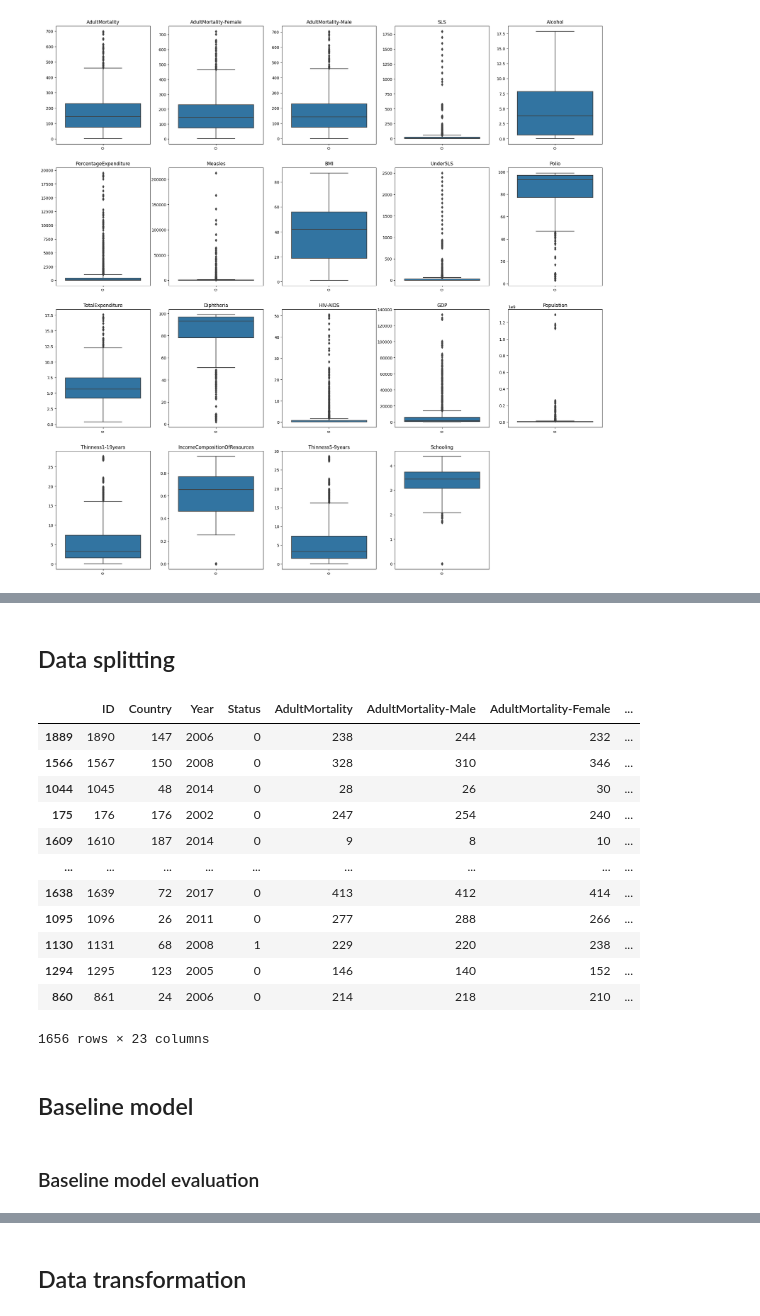
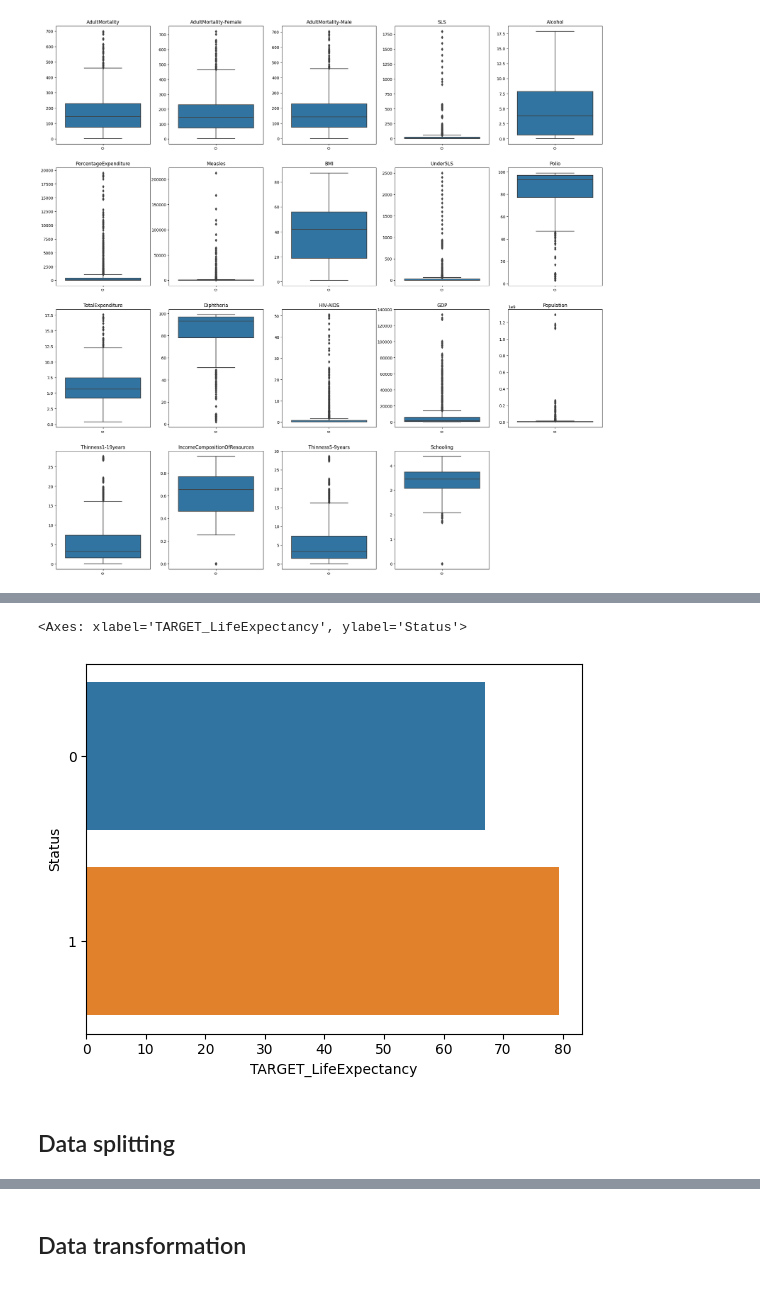
Before and after one commit to quangrmit/MLAs1, a Jupyter notebook: test.ipynb, the cells around one changed output, grey strips where cells are left out. Cells and saved outputs as stored; diff of their text form; code cells hidden in the pictures.

```diff
--- a/test.ipynb
+++ b/test.ipynb
@@ -136,24 +88,15 @@ As it can be seen, there are less samples of 1 - developing countries than 0 - d
+# %%
+group_by = df.groupby('Status').mean().reset_index()
+group_by
+sns.barplot(x=group_by[target], y=group_by['Status'], orient='h')
+# %% [output]
+<Axes: xlabel='TARGET_LifeExpectancy', ylabel='Status'>
+[figure, added]
 # %% [markdown]
 ## Data splitting
 # %%
-df_train = df.drop(columns=[target])
-df_test = df[target]
+df_X = df.drop(columns=[target])
+df_y = df[target]
 
-X_train, X_test, y_train, y_test = train_test_split(df_train, df_test, test_size=0.2, random_state=42)
-X_train
+X_train, X_test, y_train, y_test = train_test_split(df_X, df_y, test_size=0.4, random_state=42)
+X_val, X_test, y_val, y_test = train_test_split(X_test, y_test, test_size=0.5, random_state=42)
-# %% [output]
-|  | ID | Country | Year | Status | AdultMortality | AdultMortality-Male | AdultMortality-Female | ... |
-| 1889 | 1890 | 147 | 2006 | 0 | 238 | 244 | 232 | ... |
-| 1566 | 1567 | 150 | 2008 | 0 | 328 | 310 | 346 | ... |
-| 1044 | 1045 | 48 | 2014 | 0 | 28 | 26 | 30 | ... |
-| 175 | 176 | 176 | 2002 | 0 | 247 | 254 | 240 | ... |
-| 1609 | 1610 | 187 | 2014 | 0 | 9 | 8 | 10 | ... |
-| ... | ... | ... | ... | ... | ... | ... | ... | ... |
-| 1638 | 1639 | 72 | 2017 | 0 | 413 | 412 | 414 | ... |
-| 1095 | 1096 | 26 | 2011 | 0 | 277 | 288 | 266 | ... |
-| 1130 | 1131 | 68 | 2008 | 1 | 229 | 220 | 238 | ... |
-| 1294 | 1295 | 123 | 2005 | 0 | 146 | 140 | 152 | ... |
-| 860 | 861 | 24 | 2006 | 0 | 214 | 218 | 210 | ... |
-1656 rows × 23 columns
-# %% [markdown]
-## Baseline model
@@ -165,2 +102,0 @@ y_pred = baseline_model.predict(X_test)
-# %% [markdown]
-### Baseline model evaluation
```
Also changed, not shown: parts of 54 cells of this notebook.
